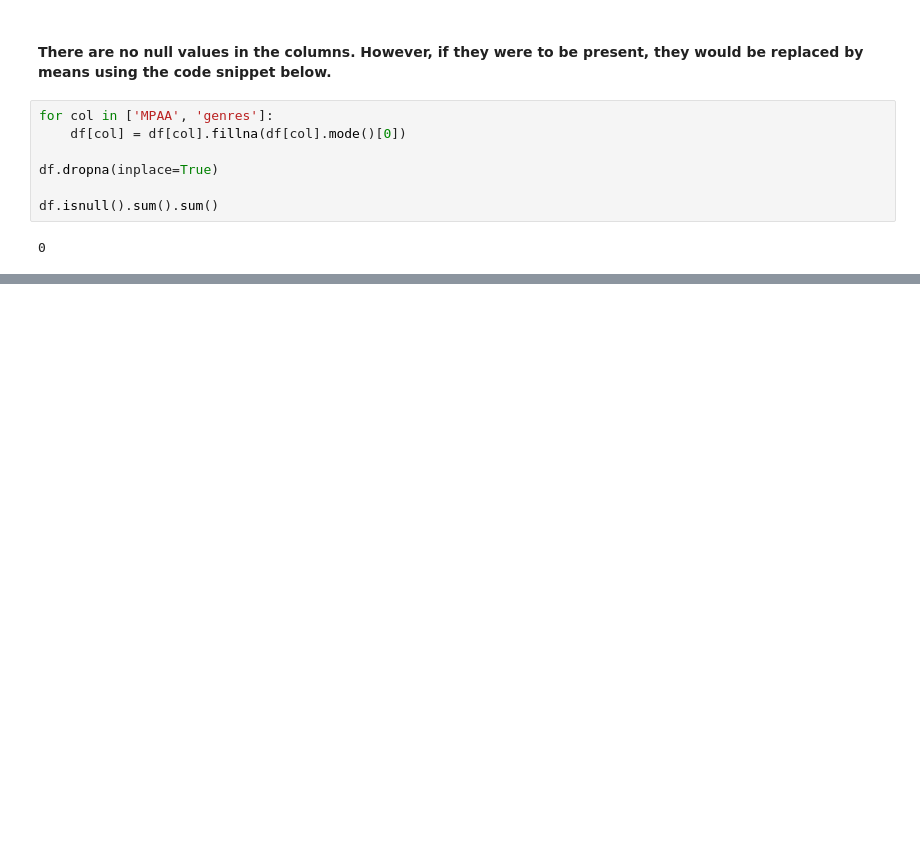
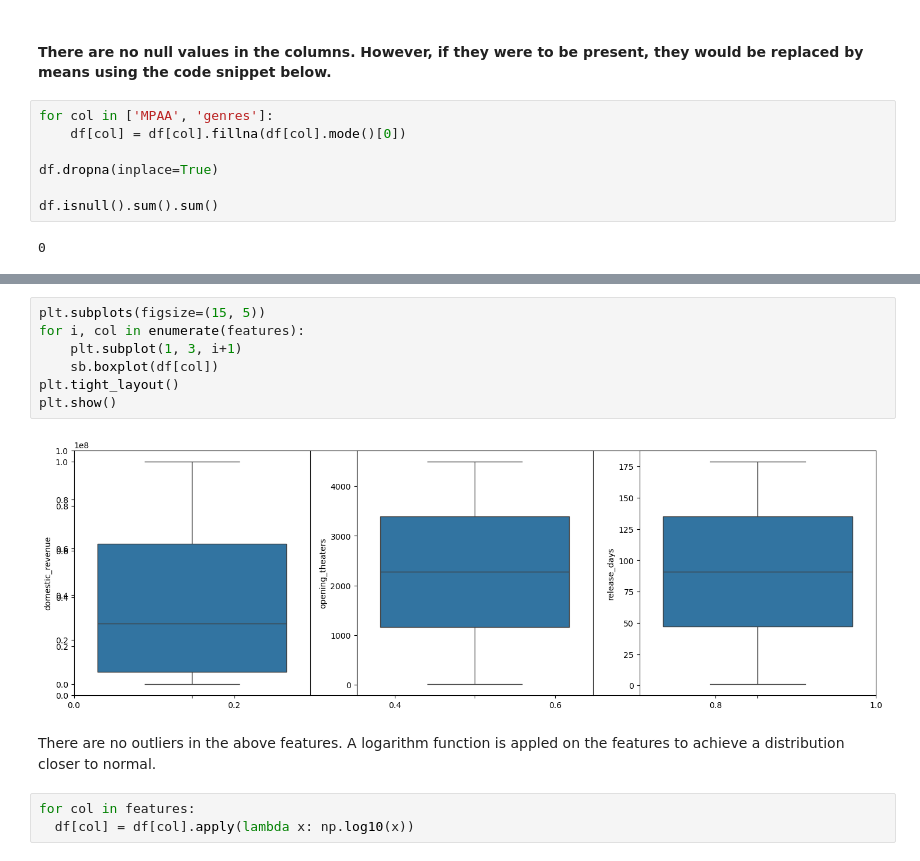
Before and after one commit to cedricfyc/Online_tutorials, a Jupyter notebook: Machine Learning/Box Office Prediction/box_office_prediction.ipynb, the cells around one changed output, grey strips where cells are left out. Cells and saved outputs as stored; diff of their text form; blank space fills up the shorter version.

```diff
--- a/Machine Learning/Box Office Prediction/box_office_prediction.ipynb
+++ b/Machine Learning/Box Office Prediction/box_office_prediction.ipynb
@@ -106,0 +172,15 @@ df.isnull().sum().sum()
+# %%
+plt.subplots(figsize=(15, 5))
+for i, col in enumerate(features):
+    plt.subplot(1, 3, i+1)
+    sb.boxplot(df[col])
+plt.tight_layout()
+plt.show()
+# %% [output]
+[figure, added]
+# %% [markdown]
+There are no outliers in the above features.
+A logarithm function is appled on the features to achieve a distribution closer to normal.
+# %%
+for col in features:
+  df[col] = df[col].apply(lambda x: np.log10(x))
```
Also changed, not shown: parts of 26 cells of this notebook, 1 other file.
